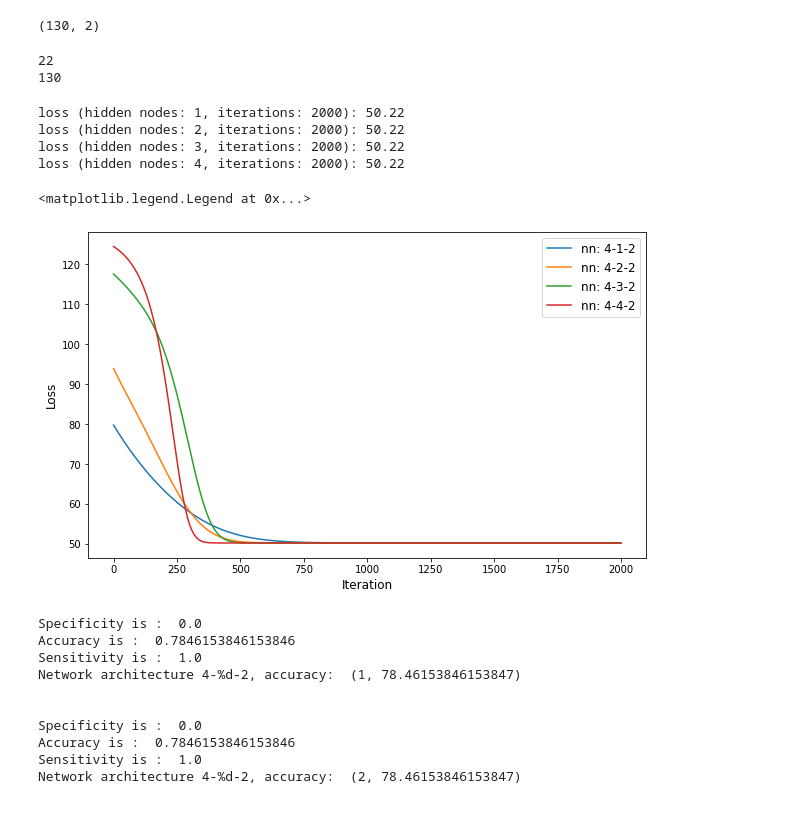
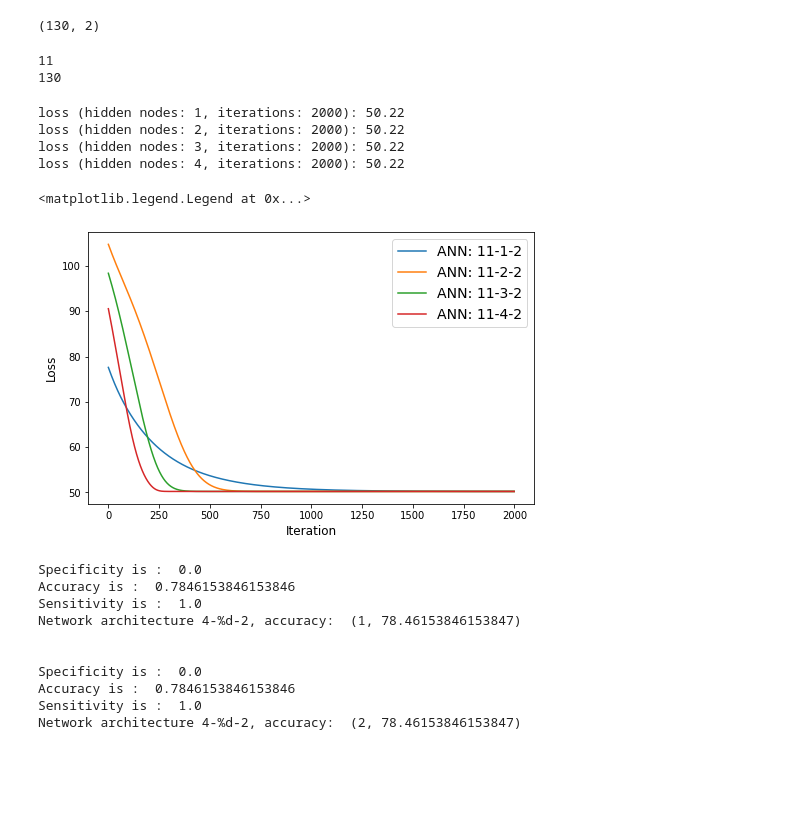
Before and after one commit to Anjalizi/BTP, a Jupyter notebook: Tensorflow-NN.ipynb, the cells around one changed output. Cells and saved outputs as stored; diff of their text form; code cells hidden in the pictures; blank space fills up the shorter version.

Commit message:
add curves, remove files not needed

```diff
--- a/Tensorflow-NN.ipynb
+++ b/Tensorflow-NN.ipynb
@@ -27,6 +27,7 @@ Index(['name', 'MDVP:Fo(Hz)', 'MDVP:Fhi(Hz)', 'MDVP:Flo(Hz)', 'MDVP:Jitter(%)',
 # Store the features as X and the labels as y
 X = data.drop(columns=['name', 'status'])
 y = data['status']
+X.shape
 
 # 2. four best features as per mid sems
 # X = data[['HNR','RPDE','DFA','PPE']]
@@ -41,5 +42,5 @@ y = data['status']
 # X.shape
 
 # 5. 11 features for CC = 0.8
-# X = data[['MDVP:Fo(Hz)','MDVP:Flo(Hz)', 'MDVP:Fhi(Hz)', 'MDVP:Jitter(%)', 'HNR', 'RPDE', 'DFA', 'MDVP:Shimmer','spread1', 'spread2', 'D2']].values
-# X.shape
+X = data[['MDVP:Fo(Hz)','MDVP:Flo(Hz)', 'MDVP:Fhi(Hz)', 'MDVP:Jitter(%)', 'HNR', 'RPDE', 'DFA', 'MDVP:Shimmer','spread1', 'spread2', 'D2']].values
+X.shape
@@ -71,7 +93,7 @@ print(n_input_features)
 n_train_samples = x_train.shape[0]
 print(n_train_samples)
 # %% [output]
-22
+11
 130
 # %%
 # Create and train a tensorflow model of a neural network
@@ -119,28 +141,28 @@ def create_train_model(hidden_nodes, num_iters):
 # %%
 # Run the training for 3 different network architectures: (4-5-3) (4-10-3) (4-20-3)
 
 # Plot the loss function over iterations
 num_hidden_nodes = [1, 2, 3, 4]
 loss_plot = {1: [], 2: [], 3: [], 4: []}
 weights1 = {1: None, 2: None, 3: None, 4: None}
 weights2 = {1: None, 2: None, 3: None, 4: None}
 num_iters = 2000
 
-plt.figure(figsize=(10,6))
+plt.figure(figsize=(8,5))
 for hidden_nodes in num_hidden_nodes:
     weights1[hidden_nodes], weights2[hidden_nodes] = create_train_model(hidden_nodes, num_iters)
-    plt.plot(range(num_iters), loss_plot[hidden_nodes], label="nn: 4-%d-2" % hidden_nodes)
+    plt.plot(range(num_iters), loss_plot[hidden_nodes], label="ANN: 11-%d-2" % hidden_nodes)
 
 plt.xlabel('Iteration', fontsize=12)
 plt.ylabel('Loss', fontsize=12)
-plt.legend(fontsize=12)
+plt.legend(fontsize=14)
 # %% [output]
 loss (hidden nodes: 1, iterations: 2000): 50.22
 loss (hidden nodes: 2, iterations: 2000): 50.22
 loss (hidden nodes: 3, iterations: 2000): 50.22
 loss (hidden nodes: 4, iterations: 2000): 50.22
 <matplotlib.legend.Legend at 0x...>
-[figure, old version]
+[figure, new version]
 # %%
 from sklearn.metrics import confusion_matrix
 # %%
```
Also changed, not shown: parts of 3 cells of this notebook, 7 other files.
